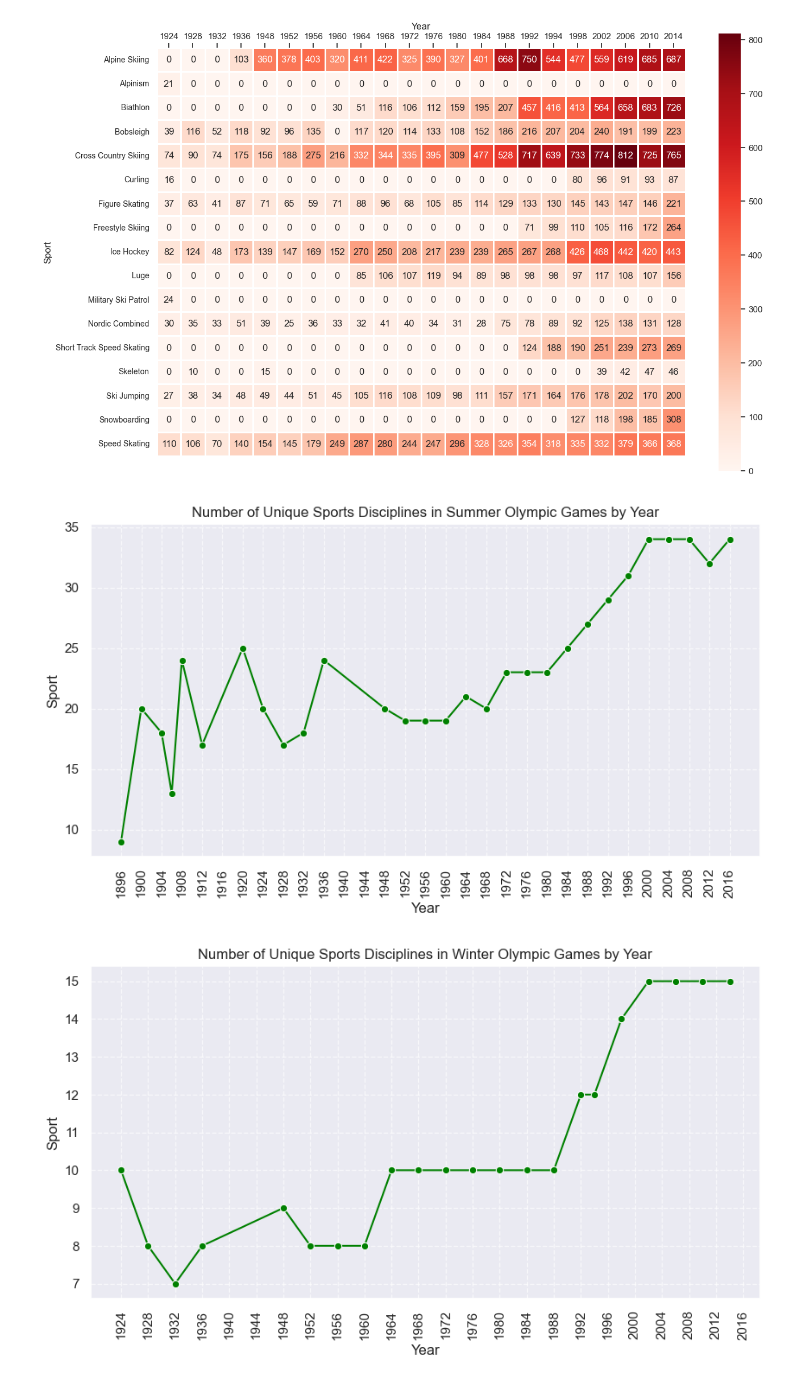
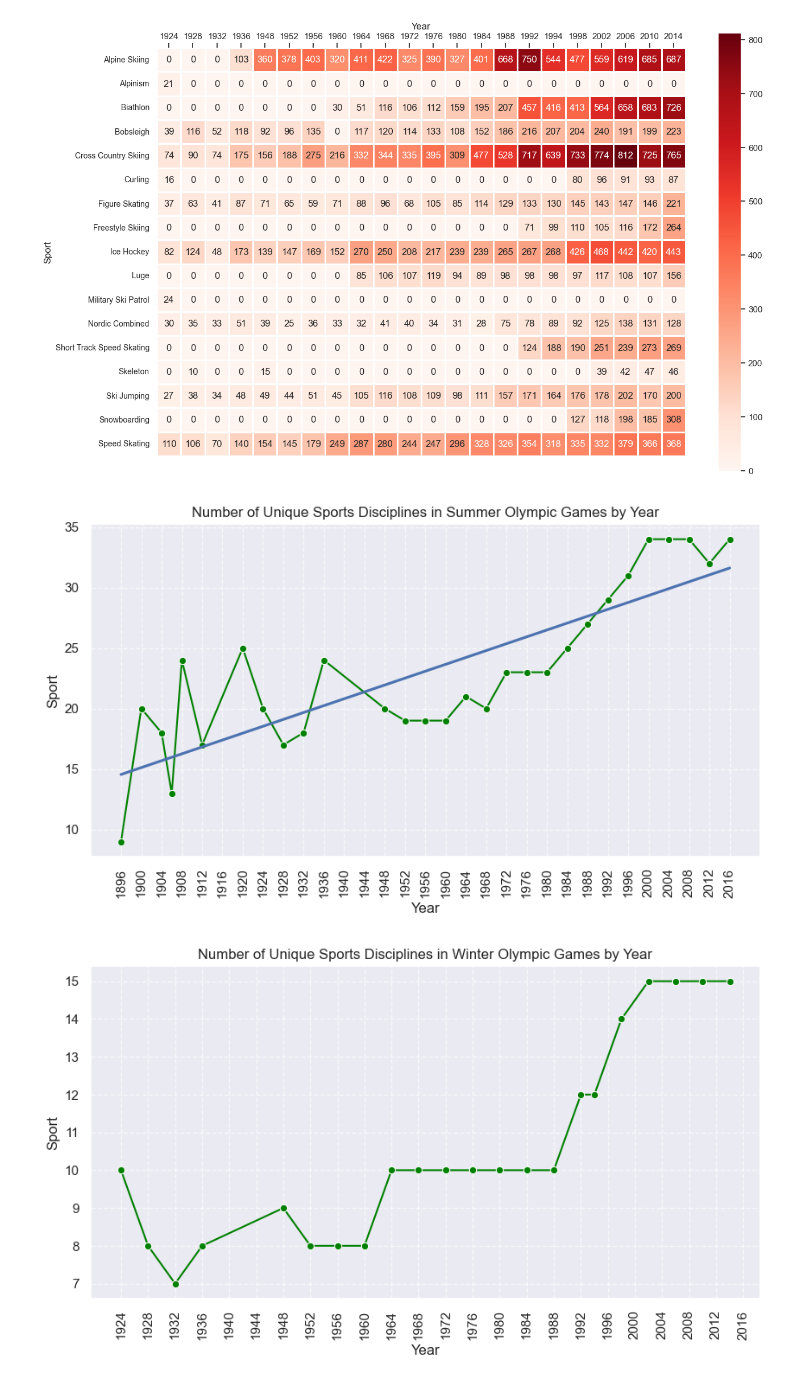
Before and after one commit to kilciukas/Olympic_dataset_exploration, a Jupyter notebook: Notebook_v2/Olimpines_notebook_v2.ipynb, the cells around one changed output. Cells and saved outputs as stored; diff of their text form; code cells hidden in the pictures.

```diff
--- a/Notebook_v2/Olimpines_notebook_v2.ipynb
+++ b/Notebook_v2/Olimpines_notebook_v2.ipynb
@@ -300,9 +225,10 @@ heatmap_creator.configure_labels(10,10, 'top')
 # %%
 line_plot_main = LinePlot(data=sport_counts_by_year_summer, x='Year', y='Sport')
 line_plot_main.create_line_plot(title='Number of Unique Sports Disciplines in Summer Olympic Games by Year')
 line_plot_main.configure_xticks(step=4, min_year=1896, max_year=2016)
+line_plot_main.regline()
 # %% [output]
-[figure, old version]
+[figure, new version]
 # %%
 winter_df = main[main['Season'] == 'Winter']
 sport_counts_by_year_winter = winter_df.groupby('Year')['Sport'].nunique().reset_index()
```
Also changed, not shown: parts of 39 cells of this notebook, 1 other file.
